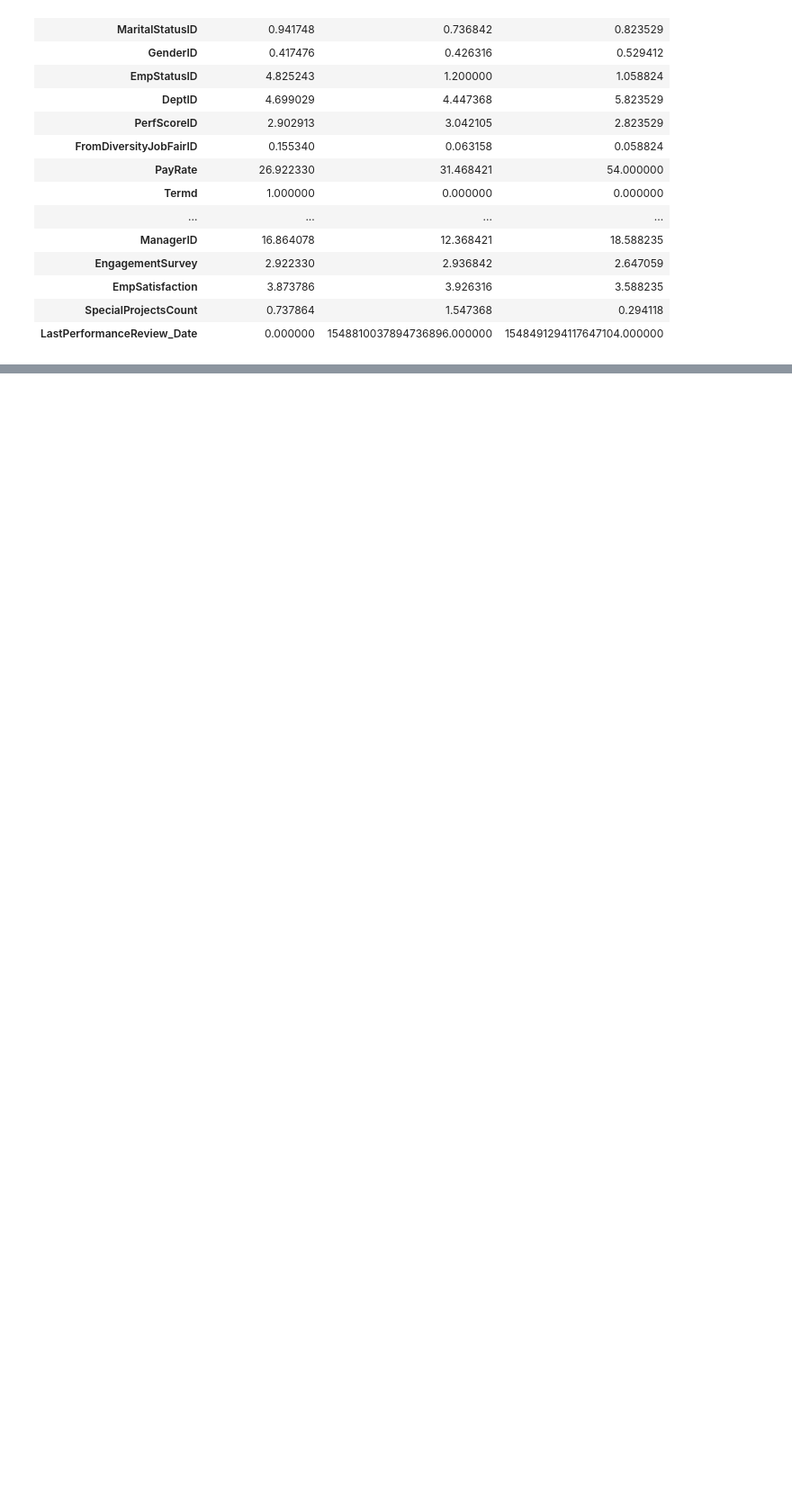
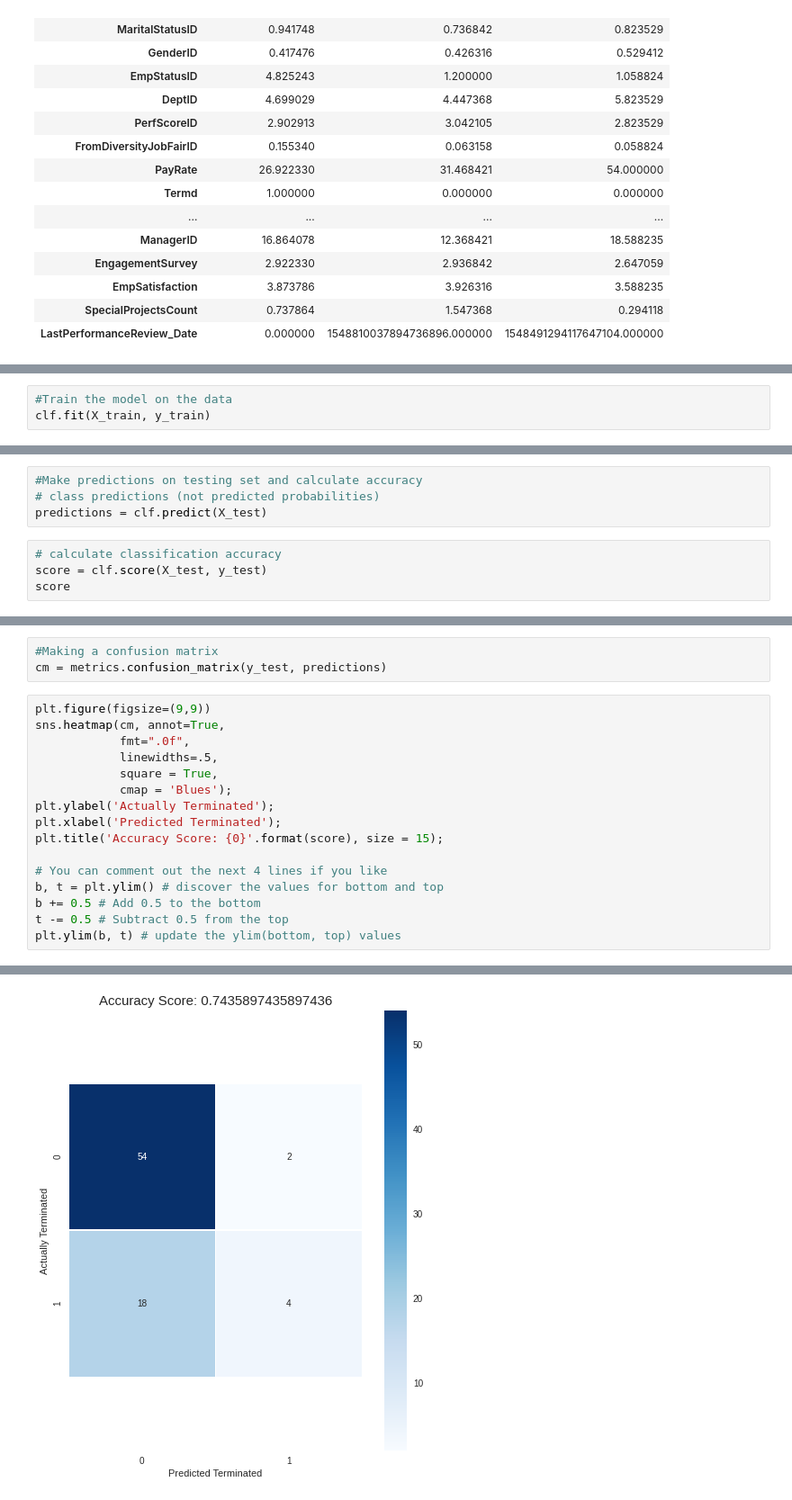
Before and after one commit to RicStrong/HR_Dataset, a Jupyter notebook: HRDataset.ipynb, the cells around one changed output, grey strips where cells are left out. Shown at 90% size. Cells and saved outputs as stored; diff of their text form; blank space fills up the shorter version.

```diff
--- a/HRDataset.ipynb
+++ b/HRDataset.ipynb
@@ -650,0 +657,3 @@ df.ManagerID.unique()
+# %%
+#Train the model on the data
+clf.fit(X_train, y_train)
@@ -650,0 +677,8 @@ df.ManagerID.unique()
+# %%
+#Make predictions on testing set and calculate accuracy
+# class predictions (not predicted probabilities)
+predictions = clf.predict(X_test)
+# %%
+# calculate classification accuracy
+score = clf.score(X_test, y_test)
+score
@@ -650,0 +698,20 @@ df.ManagerID.unique()
+# %%
+#Making a confusion matrix
+cm = metrics.confusion_matrix(y_test, predictions)
+# %%
+plt.figure(figsize=(9,9))
+sns.heatmap(cm, annot=True,
+            fmt=".0f",
+            linewidths=.5,
+            square = True,
+            cmap = 'Blues');
+plt.ylabel('Actually Terminated');
+plt.xlabel('Predicted Terminated');
+plt.title('Accuracy Score: {0}'.format(score), size = 15);
+
+# You can comment out the next 4 lines if you like
+b, t = plt.ylim() # discover the values for bottom and top
+b += 0.5 # Add 0.5 to the bottom
+t -= 0.5 # Subtract 0.5 from the top
+plt.ylim(b, t) # update the ylim(bottom, top) values
+# %% [output]
@@ -650,0 +719 @@ df.ManagerID.unique()
+[figure, added]
```
Also changed, not shown: parts of 60 cells of this notebook.
